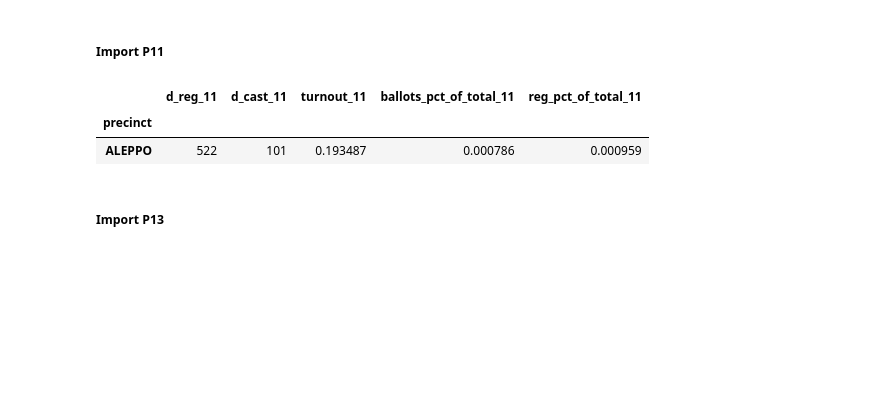
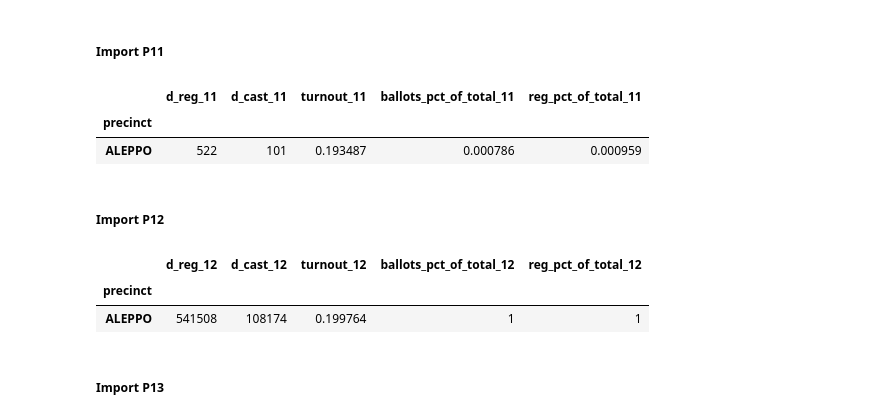
Before and after one commit to maclover7/execvoters, a Jupyter notebook: voters.ipynb, the cells around one changed output. Saved outputs shown, nothing was run; the diff lists cells and outputs as text; code cells hidden in the pictures; blank space fills up the shorter version.

```diff
--- a/voters.ipynb
+++ b/voters.ipynb
@@ -94,6 +107,19 @@ p11.head(1)
 |  | d_reg_11 | d_cast_11 | turnout_11 | ballots_pct_of_total_11 | reg_pct_of_total_11 |
 | precinct |  |  |  |  |  |
 | ALEPPO | 522 | 101 | 0.193487 | 0.000786 | 0.000959 |
+# %% [markdown]
+##### Import P12
+# %%
+p12 = pd.DataFrame(
+    [['ALEPPO', 541508, 108174, 108174/541508, 1, 1]],
+    columns=['precinct', 'd_reg_12', 'd_cast_12', 'turnout_12', 'ballots_pct_of_total_12', 'reg_pct_of_total_12'])
+p12 = p12.set_index('precinct')
+
+p12.head(1)
+# %% [output]
+|  | d_reg_12 | d_cast_12 | turnout_12 | ballots_pct_of_total_12 | reg_pct_of_total_12 |
+| precinct |  |  |  |  |  |
+| ALEPPO | 541508 | 108174 | 0.199764 | 1 | 1 |
 # %% [markdown]
 ##### Import P13
 # %%
```
Also changed, not shown: parts of 11 cells of this notebook.
